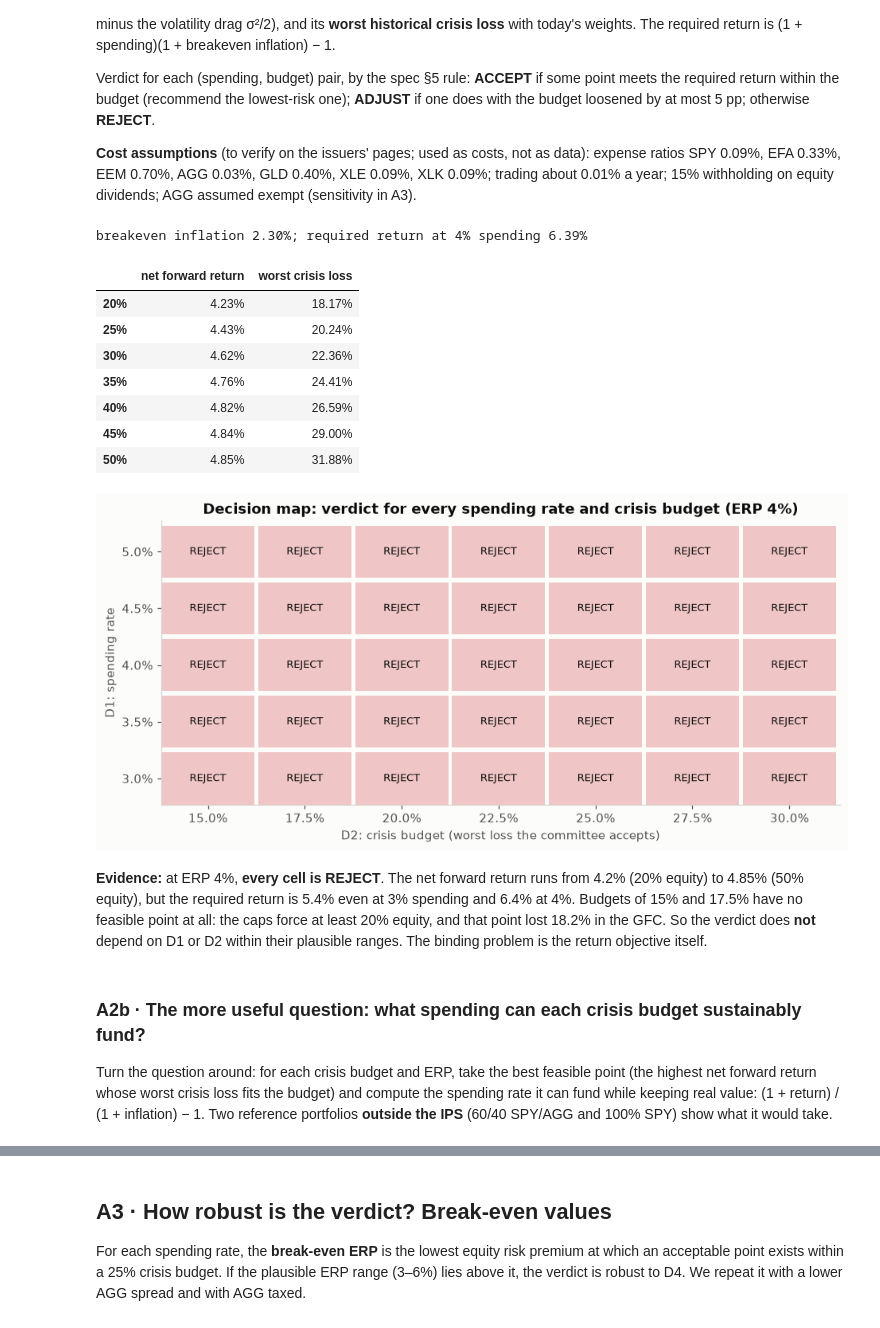
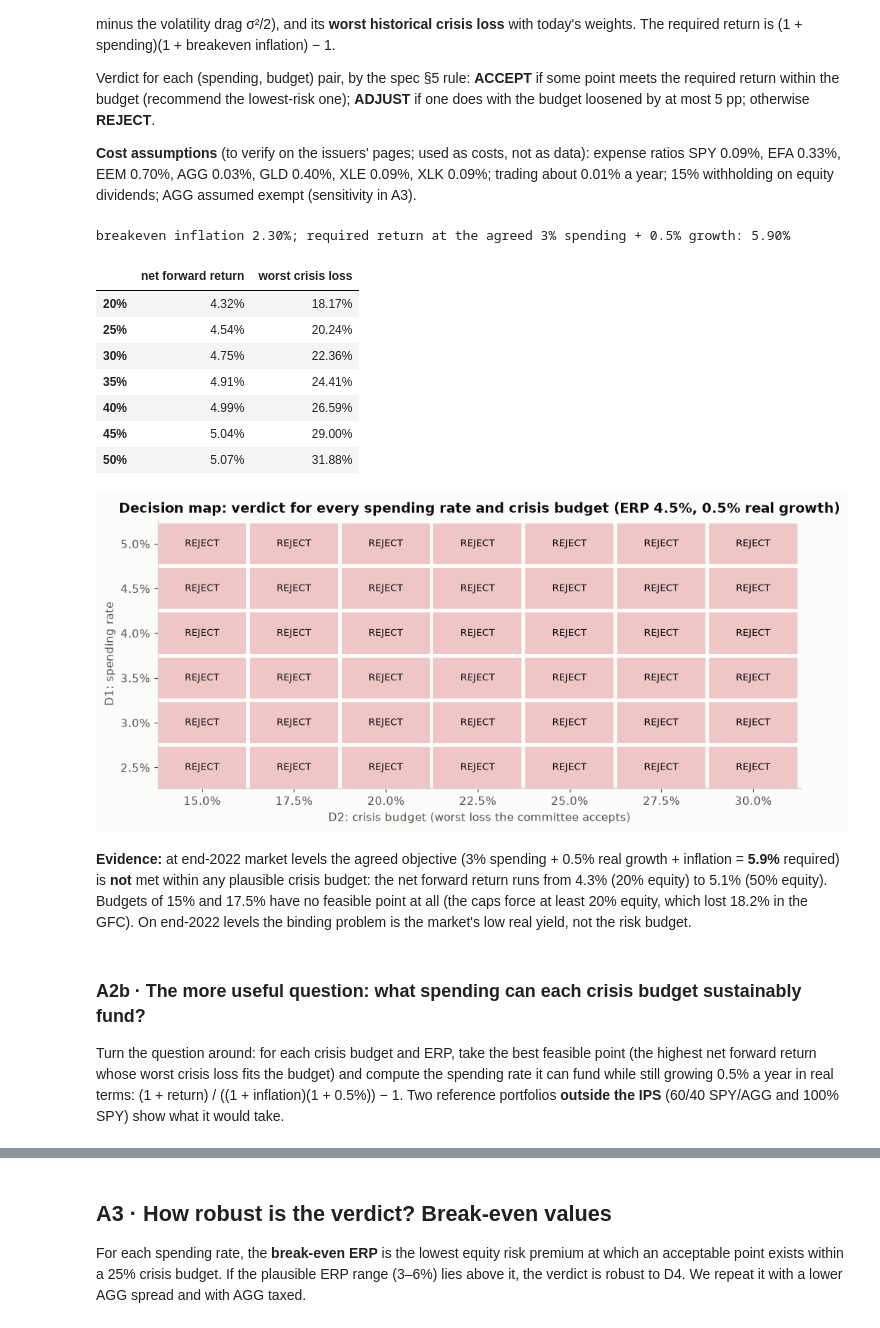
Before and after one commit to Pasidu-Mihiranga/QuantEdge, a Jupyter notebook: notebooks/06_decision.ipynb, the cells around one changed output, grey strips where cells are left out. Cells and saved outputs as stored; diff of their text form; code cells hidden in the pictures.

```diff
--- a/notebooks/06_decision.ipynb
+++ b/notebooks/06_decision.ipynb
@@ -133,7 +133,7 @@ Verdict for each (spending, budget) pair, by the spec §5 rule: **ACCEPT** if so
 
 **Cost assumptions** (to verify on the issuers' pages; used as costs, not as data): expense ratios SPY 0.09%, EFA 0.33%, EEM 0.70%, AGG 0.03%, GLD 0.40%, XLE 0.09%, XLK 0.09%; trading about 0.01% a year; 15% withholding on equity dividends; AGG assumed exempt (sensitivity in A3).
 # %%
-ERP_C, SPREAD_C = 0.04, 0.005                                        # provisional D4 central values
+ERP_C, SPREAD_C, GROWTH = 0.045, 0.005, 0.005                        # agreed D4 (ERP, AGG spread) and the real-growth margin (D1)
 EXPENSE = pd.Series({"SPY": .000945, "EFA": .0033, "EEM": .0070, "AGG": .0003, "GLD": .0040, "XLE": .0009, "XLK": .0009})
 y10, pi = fred("DGS10").iloc[-1] / 100, fred("T10YIE").iloc[-1] / 100
 est = R.iloc[-756:]
@@ -141,59 +141,62 @@ beta = (est.cov()["SPY"] / est["SPY"].var()).reindex(TICKERS)
 div_yield = (div.loc[R.index[-1] - pd.Timedelta(days=365):].sum() / close.iloc[-1]).reindex(TICKERS)
 WHT = pd.Series({t: 0.15 if t in EQUITY else 0.0 for t in TICKERS})
 
-def expected_return(w, erp=ERP_C, spread=SPREAD_C, agg_wht=0.0):
-    mu = pd.Series({t: (y10 + spread if t == "AGG" else pi if t == "GLD" else y10 + beta[t] * erp) for t in TICKERS})
+def expected_return(w, erp=ERP_C, spread=SPREAD_C, agg_wht=0.0, dy=0.0):
+    """Net geometric forward return; dy shifts the 10-year yield with inflation unchanged (a real-yield scenario)."""
+    y = y10 + dy
+    mu = pd.Series({t: (y + spread if t == "AGG" else pi if t == "GLD" else y + beta[t] * erp) for t in TICKERS})
     wht = WHT.copy(); wht["AGG"] = agg_wht
     net = mu - EXPENSE.reindex(TICKERS) - div_yield * wht - 0.0001
     return float(w @ net.to_numpy() - 0.5 * w @ S_long @ w)      # geometric (compound) return
 
 def required(s):
-    return (1 + s) * (1 + pi) - 1
+    return (1 + s) * (1 + GROWTH) * (1 + pi) - 1          # spending + real growth + inflation (objective: CPI + s + 0.5%)
 
-def verdict(s, dmax, erp=ERP_C, spread=SPREAD_C, agg_wht=0.0):
-    ok = [x for x in LEVELS if CRISIS[x] <= dmax + 1e-9 and expected_return(WEIGHTS[x], erp, spread, agg_wht) >= required(s)]
+def verdict(s, dmax, erp=ERP_C, spread=SPREAD_C, agg_wht=0.0, dy=0.0):
+    er = lambda x: expected_return(WEIGHTS[x], erp, spread, agg_wht, dy)
+    ok = [x for x in LEVELS if CRISIS[x] <= dmax + 1e-9 and er(x) >= required(s)]
     if ok:
         return "ACCEPT", min(ok)
-    near = [x for x in LEVELS if CRISIS[x] <= dmax + 0.05 + 1e-9 and expected_return(WEIGHTS[x], erp, spread, agg_wht) >= required(s)]
+    near = [x for x in LEVELS if CRISIS[x] <= dmax + 0.05 + 1e-9 and er(x) >= required(s)]
     return ("ADJUST", min(near)) if near else ("REJECT", None)
 
 fwd = pd.DataFrame({"net forward return": {f"{x:.0%}": expected_return(WEIGHTS[x]) for x in LEVELS},
                     "worst crisis loss": {f"{x:.0%}": CRISIS[x] for x in LEVELS}})
-print(f"breakeven inflation {pi:.2%}; required return at 4% spending {required(0.04):.2%}")
+print(f"breakeven inflation {pi:.2%}; required return at the agreed 3% spending + 0.5% growth: {required(0.03):.2%}")
 display(fwd.style.format("{:.2%}"))
 
-SPEND = [0.030, 0.035, 0.040, 0.045, 0.050]
+SPEND = [0.025, 0.030, 0.035, 0.040, 0.045, 0.050]
 DMAX = [0.150, 0.175, 0.200, 0.225, 0.250, 0.275, 0.300]
 grid = {(s, d): verdict(s, d) for s in SPEND for d in DMAX}
 COLOR = {"ACCEPT": "#0ca30c", "ADJUST": "#fab219", "REJECT": "#d03b3b"}
 fig, ax = plt.subplots(figsize=(10, 4.2))
 for i, s in enumerate(SPEND):
     for j, d in enumerate(DMAX):
         v, x = grid[(s, d)]
         ax.add_patch(plt.Rectangle((j, i), 0.96, 0.92, color=to_rgba(COLOR[v], 0.28), linewidth=0))
         ax.text(j + 0.48, i + 0.46, v + ("" if x is None else f"\n{x:.0%} equity"), ha="center", va="center", fontsize=8.5, color=INK)
 ax.set(xlim=(0, len(DMAX)), ylim=(0, len(SPEND)), xlabel="D2: crisis budget (worst loss the committee accepts)",
-       ylabel="D1: spending rate", title="Decision map: verdict for every spending rate and crisis budget (ERP 4%)")
+       ylabel="D1: spending rate", title="Decision map: verdict for every spending rate and crisis budget (ERP 4.5%, 0.5% real growth)")
 ax.set_xticks(np.arange(len(DMAX)) + 0.48, [f"{d:.1%}" for d in DMAX]); ax.set_yticks(np.arange(len(SPEND)) + 0.46, [f"{s:.1%}" for s in SPEND])
 ax.grid(False)
 plt.show()
 # %% [output]
-breakeven inflation 2.30%; required return at 4% spending 6.39%
+breakeven inflation 2.30%; required return at the agreed 3% spending + 0.5% growth: 5.90%
 |  | net forward return | worst crisis loss |
-| 20% | 4.23% | 18.17% |
-| 25% | 4.43% | 20.24% |
-| 30% | 4.62% | 22.36% |
-| 35% | 4.76% | 24.41% |
-| 40% | 4.82% | 26.59% |
-| 45% | 4.84% | 29.00% |
-| 50% | 4.85% | 31.88% |
+| 20% | 4.32% | 18.17% |
+| 25% | 4.54% | 20.24% |
+| 30% | 4.75% | 22.36% |
+| 35% | 4.91% | 24.41% |
+| 40% | 4.99% | 26.59% |
+| 45% | 5.04% | 29.00% |
+| 50% | 5.07% | 31.88% |
-[figure, old version]
+[figure, new version]
 # %% [markdown]
-**Evidence:** at ERP 4%, **every cell is REJECT**. The net forward return runs from 4.2% (20% equity) to 4.85% (50% equity), but the required return is 5.4% even at 3% spending and 6.4% at 4%. Budgets of 15% and 17.5% have no feasible point at all: the caps force at least 20% equity, and that point lost 18.2% in the GFC. So the verdict does **not** depend on D1 or D2 within their plausible ranges. The binding problem is the return objective itself.
+**Evidence:** at end-2022 market levels the agreed objective (3% spending + 0.5% real growth + inflation = **5.9%** required) is **not** met within any plausible crisis budget: the net forward return runs from 4.3% (20% equity) to 5.1% (50% equity). Budgets of 15% and 17.5% have no feasible point at all (the caps force at least 20% equity, which lost 18.2% in the GFC). On end-2022 levels the binding problem is the market's low real yield, not the risk budget.
 # %% [markdown]
 ### A2b · The more useful question: what spending can each crisis budget sustainably fund?
 
-Turn the question around: for each crisis budget and ERP, take the best feasible point (the highest net forward return whose worst crisis loss fits the budget) and compute the spending rate it can fund while keeping real value: (1 + return) / (1 + inflation) − 1. Two reference portfolios **outside the IPS** (60/40 SPY/AGG and 100% SPY) show what it would take.
+Turn the question around: for each crisis budget and ERP, take the best feasible point (the highest net forward return whose worst crisis loss fits the budget) and compute the spending rate it can fund while still growing 0.5% a year in real terms: (1 + return) / ((1 + inflation)(1 + 0.5%)) − 1. Two reference portfolios **outside the IPS** (60/40 SPY/AGG and 100% SPY) show what it would take.
 # %%
 def best_feasible(dmax, erp):
     feas = [x for x in LEVELS if CRISIS[x] <= dmax + 1e-9]
```
Also changed, not shown: parts of 12 cells of this notebook, 13 other files.
